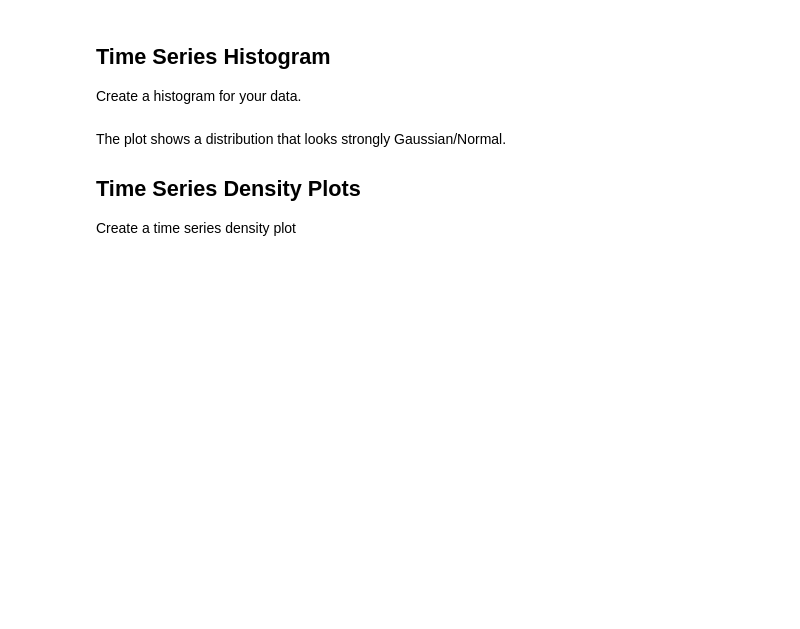
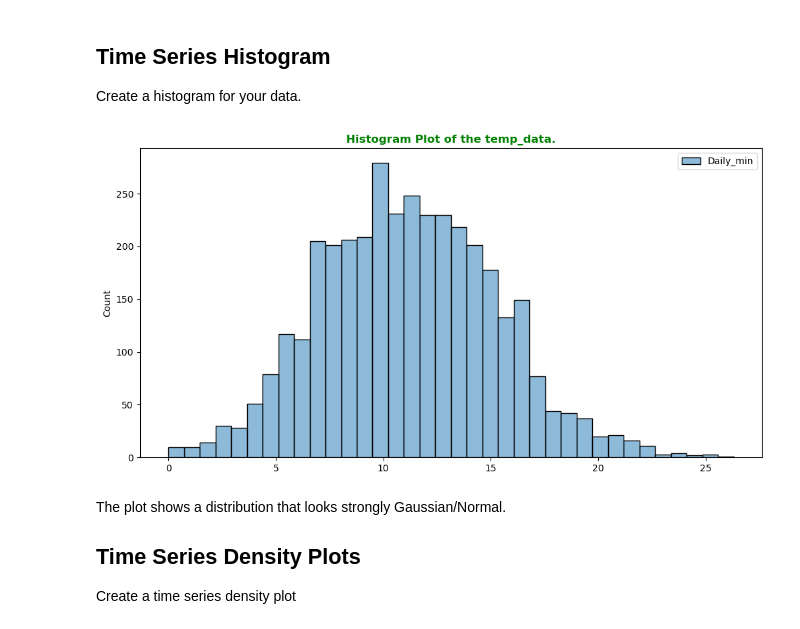
Before and after one commit to PaulMuniu/visualizing-time-series-data-lab, a Jupyter notebook: index.ipynb, the cells around one changed output. Saved outputs shown, nothing was run; the diff lists cells and outputs as text; code cells hidden in the pictures; blank space fills up the shorter version.

Commit message:
Final Visualization.

```diff
--- a/index.ipynb
+++ b/index.ipynb
@@ -152,12 +152,12 @@ We can see in both plots above that due to the dense nature of time-series (365
 Create a histogram for your data.
 # %%
 # Plot a histogram of the temperature dataset
-plt.figure(figsize=(22,8))
-sns.histplot(data=temp_annual)
-plt.title("Line Plot of temp_data.", weight="bold", color="green")
-plt.xlabel("Year", color="green")
-plt.ylabel("Value", color="green")
+plt.figure(figsize=(12,6))
+sns.histplot(data=temp_data)
+plt.title("Histogram Plot of the temp_data.", weight="bold", color="green")
 plt.show();
+# %% [output]
+[figure, added]
 # %% [markdown]
 The plot shows a distribution that looks strongly Gaussian/Normal.
 
```
Also changed, not shown: parts of 6 cells of this notebook.
